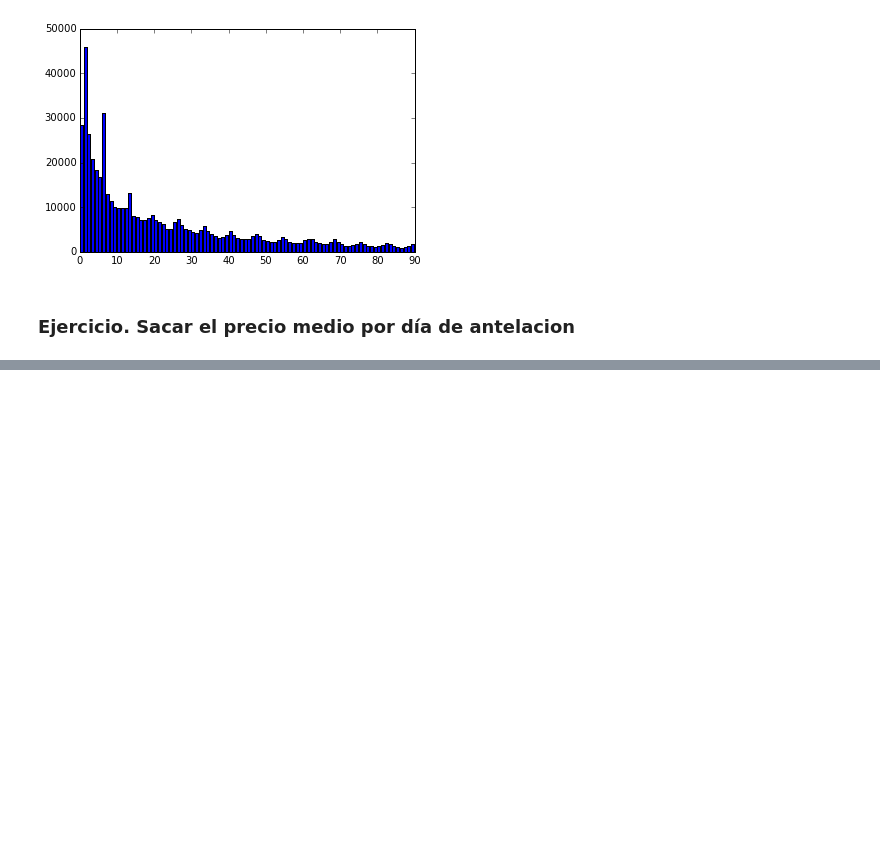
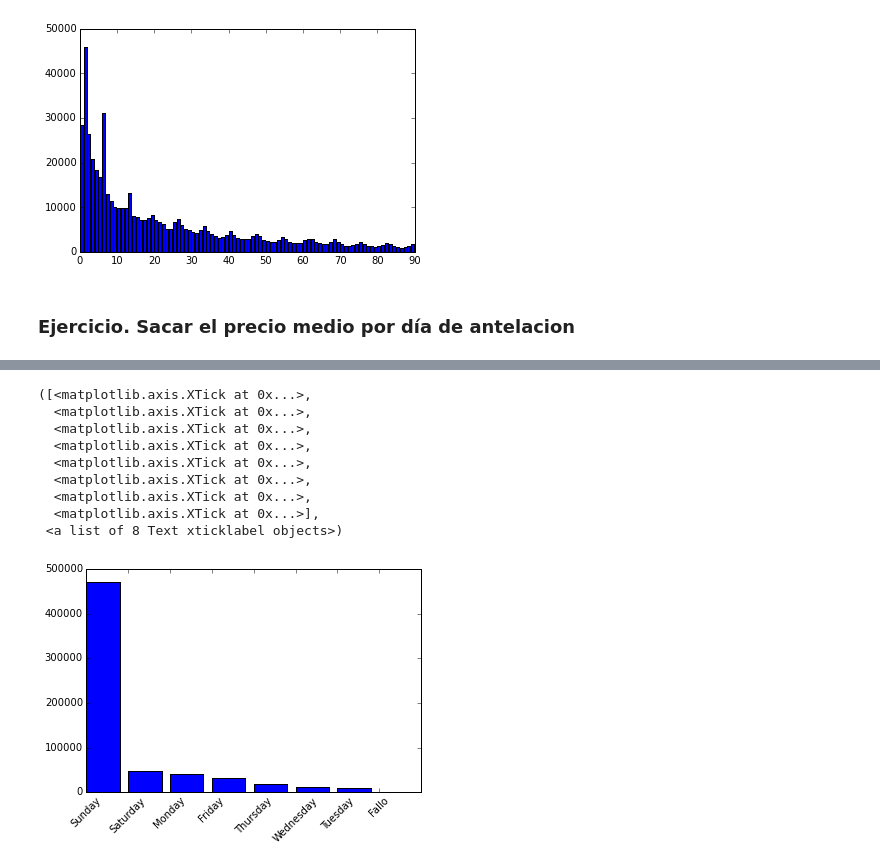
Before and after one commit to CexBomb/Master_Data_Science_Repo, a Jupyter notebook: Spark/Dia 2/Ejercicio_cogroup.ipynb, the cells around one changed output, grey strips where cells are left out. Drawn from its saved outputs; the diff is of its cells as text; code cells hidden in the pictures; blank space fills up the shorter version.

```diff
--- a/Spark/Dia 2/Ejercicio_cogroup.ipynb
+++ b/Spark/Dia 2/Ejercicio_cogroup.ipynb
@@ -211,0 +354,8 @@ r.mapValues(lambda dif: dif/(3600*24)).map(lambda x: (int(x[1]),1)).reduceByKey(
+# %%
+resul = dias.reduceByKey(lambda x,y: x+y).collect()
+# %%
+resul = sorted(resul, key = lambda x: x[1], reverse = True)
+# %%
+xs = [x[0] for x in resul]
+# %%
+ys = [x[1] for x in resul]
@@ -211,0 +366,14 @@ r.mapValues(lambda dif: dif/(3600*24)).map(lambda x: (int(x[1]),1)).reduceByKey(
+# %%
+plt.bar(np.arange(len(xs)),ys)
+plt.xticks(np.arange(len(xs)),xs, rotation = 45)
+# %% [output]
+([<matplotlib.axis.XTick at 0x...>,
+  <matplotlib.axis.XTick at 0x...>,
+  <matplotlib.axis.XTick at 0x...>,
+  <matplotlib.axis.XTick at 0x...>,
+  <matplotlib.axis.XTick at 0x...>,
+  <matplotlib.axis.XTick at 0x...>,
+  <matplotlib.axis.XTick at 0x...>,
+  <matplotlib.axis.XTick at 0x...>],
+ <a list of 8 Text xticklabel objects>)
+[figure, added]
```
Also changed, not shown: parts of 65 cells of this notebook, 19 other files.
